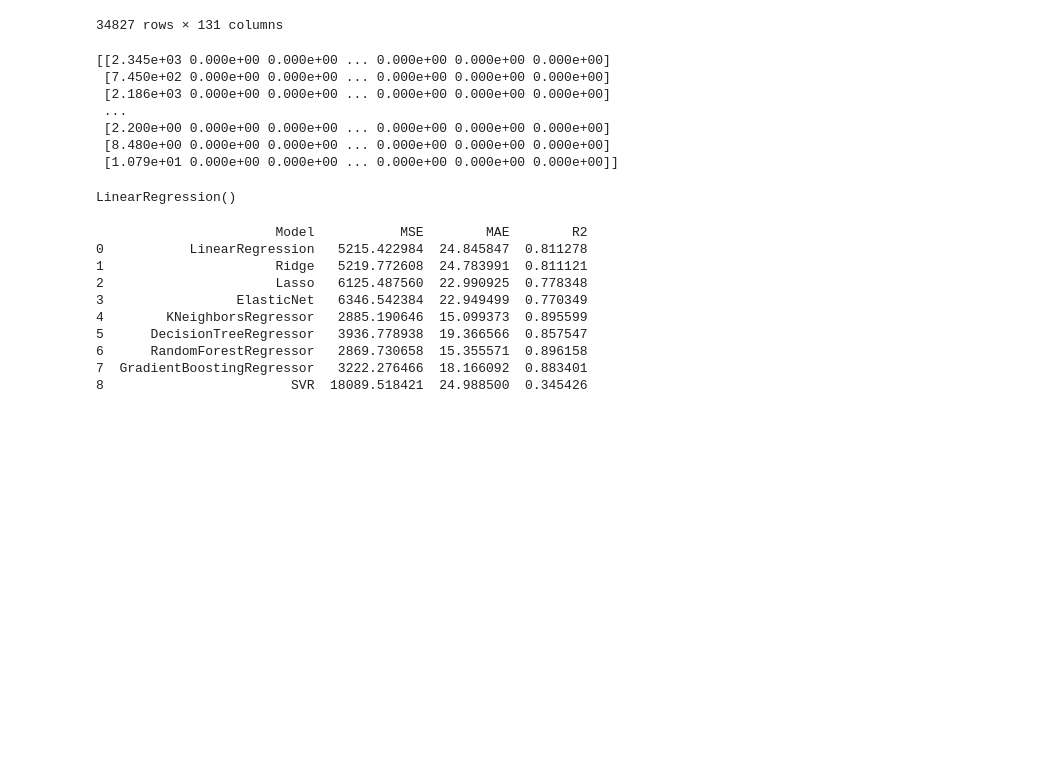
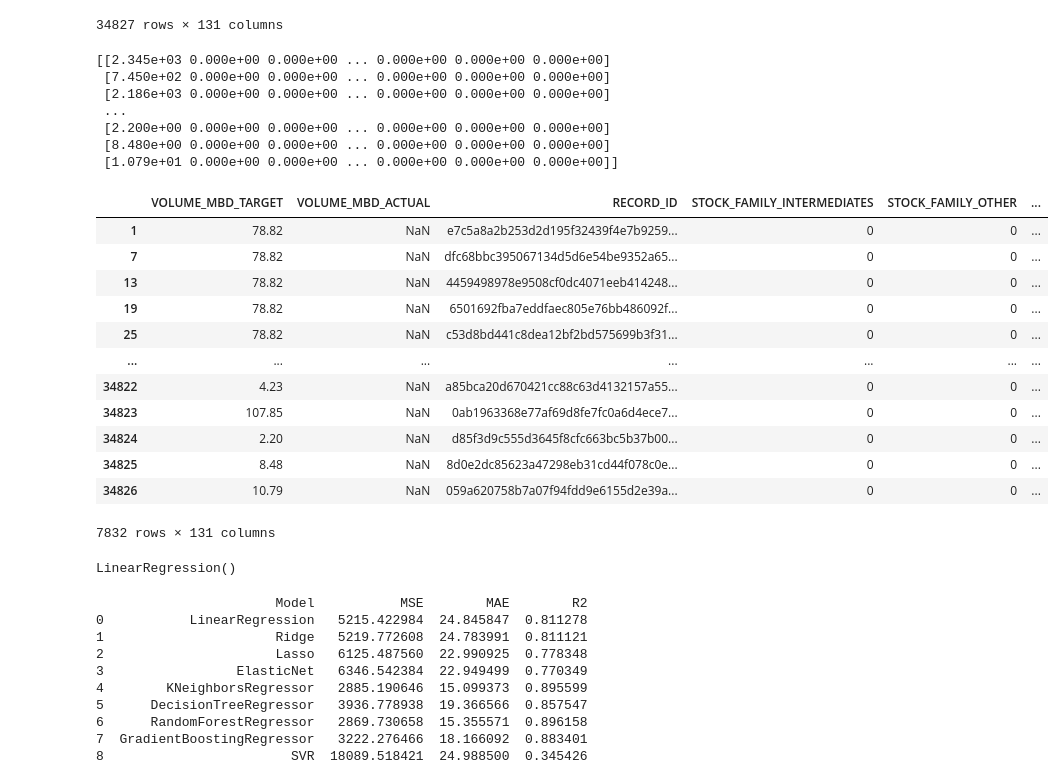
Before and after one commit to chauhanvk018/FDC, a Jupyter notebook: Energy_Inventory/model.ipynb, the cells around one changed output. Cells and saved outputs as stored; diff of their text form; code cells hidden in the pictures; blank space fills up the shorter version.

```diff
--- a/Energy_Inventory/model.ipynb
+++ b/Energy_Inventory/model.ipynb
@@ -277,7 +277,22 @@ print(X)
  [8.480e+00 0.000e+00 0.000e+00 ... 0.000e+00 0.000e+00 0.000e+00]
  [1.079e+01 0.000e+00 0.000e+00 ... 0.000e+00 0.000e+00 0.000e+00]]
 # %%
-future_input_data = df1[df1['VOLUME_MBD
+future_input_data = df1[df1['VOLUME_MBD_ACTUAL'].isnull()]
+future_input_data
+# %% [output]
+|  | VOLUME_MBD_TARGET | VOLUME_MBD_ACTUAL | RECORD_ID | STOCK_FAMILY_INTERMEDIATES | STOCK_FAMILY_OTHER | ... |
+| 1 | 78.82 | NaN | e7c5a8a2b253d2d195f32439f4e7b9259... | 0 | 0 | ... |
+| 7 | 78.82 | NaN | dfc68bbc395067134d5d6e54be9352a65... | 0 | 0 | ... |
+| 13 | 78.82 | NaN | 4459498978e9508cf0dc4071eeb414248... | 0 | 0 | ... |
+| 19 | 78.82 | NaN | 6501692fba7eddfaec805e76bb486092f... | 0 | 0 | ... |
+| 25 | 78.82 | NaN | c53d8bd441c8dea12bf2bd575699b3f31... | 0 | 0 | ... |
+| ... | ... | ... | ... | ... | ... | ... |
+| 34822 | 4.23 | NaN | a85bca20d670421cc88c63d4132157a55... | 0 | 0 | ... |
+| 34823 | 107.85 | NaN | 0ab1963368e77af69d8fe7fc0a6d4ece7... | 0 | 0 | ... |
+| 34824 | 2.20 | NaN | d85f3d9c555d3645f8cfc663bc5b37b00... | 0 | 0 | ... |
+| 34825 | 8.48 | NaN | 8d0e2dc85623a47298eb31cd44f078c0e... | 0 | 0 | ... |
+| 34826 | 10.79 | NaN | 059a620758b7a07f94fdd9e6155d2e39a... | 0 | 0 | ... |
+7832 rows × 131 columns
 # %%
 from sklearn.model_selection import train_test_split
 #X_train, X_test, y_train, y_test = train_test_split(X, y, test_size = 0.2, random_state = 42)
```
